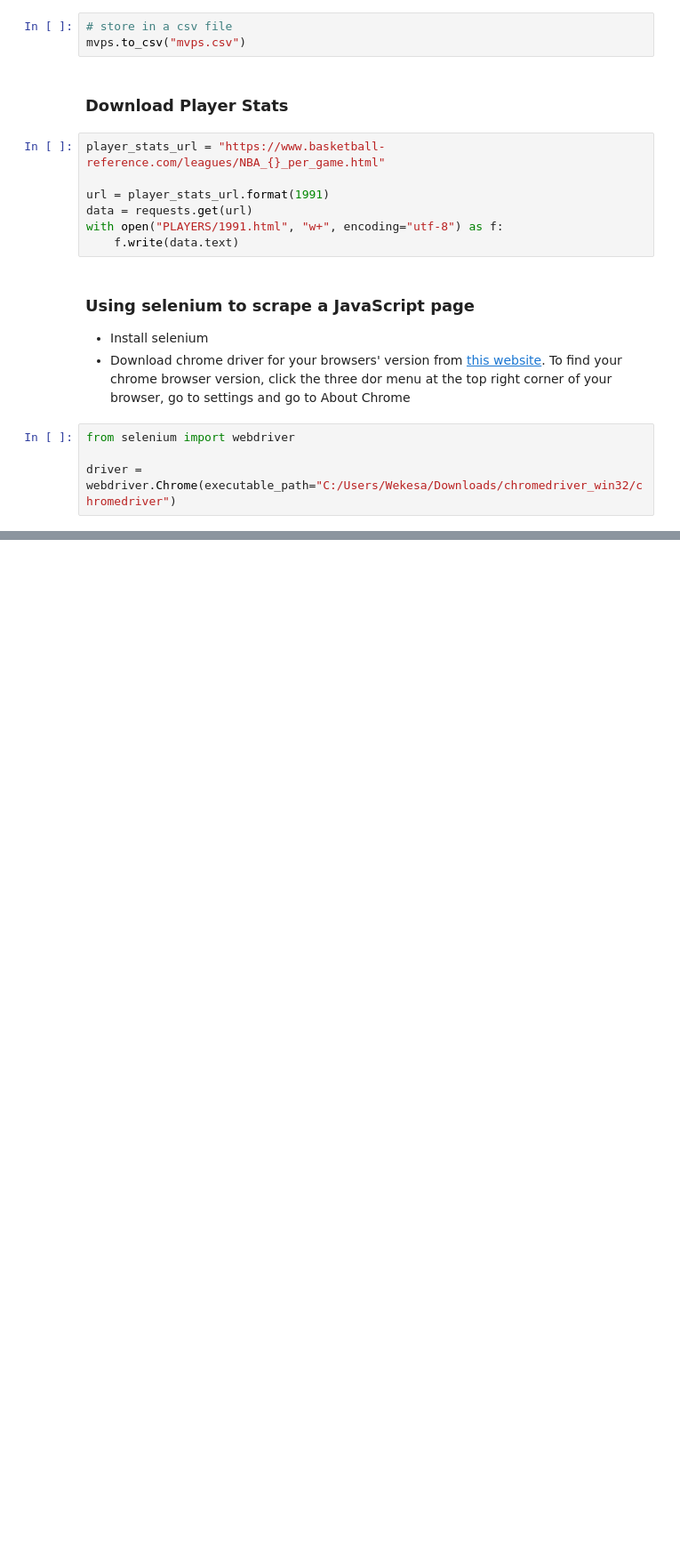
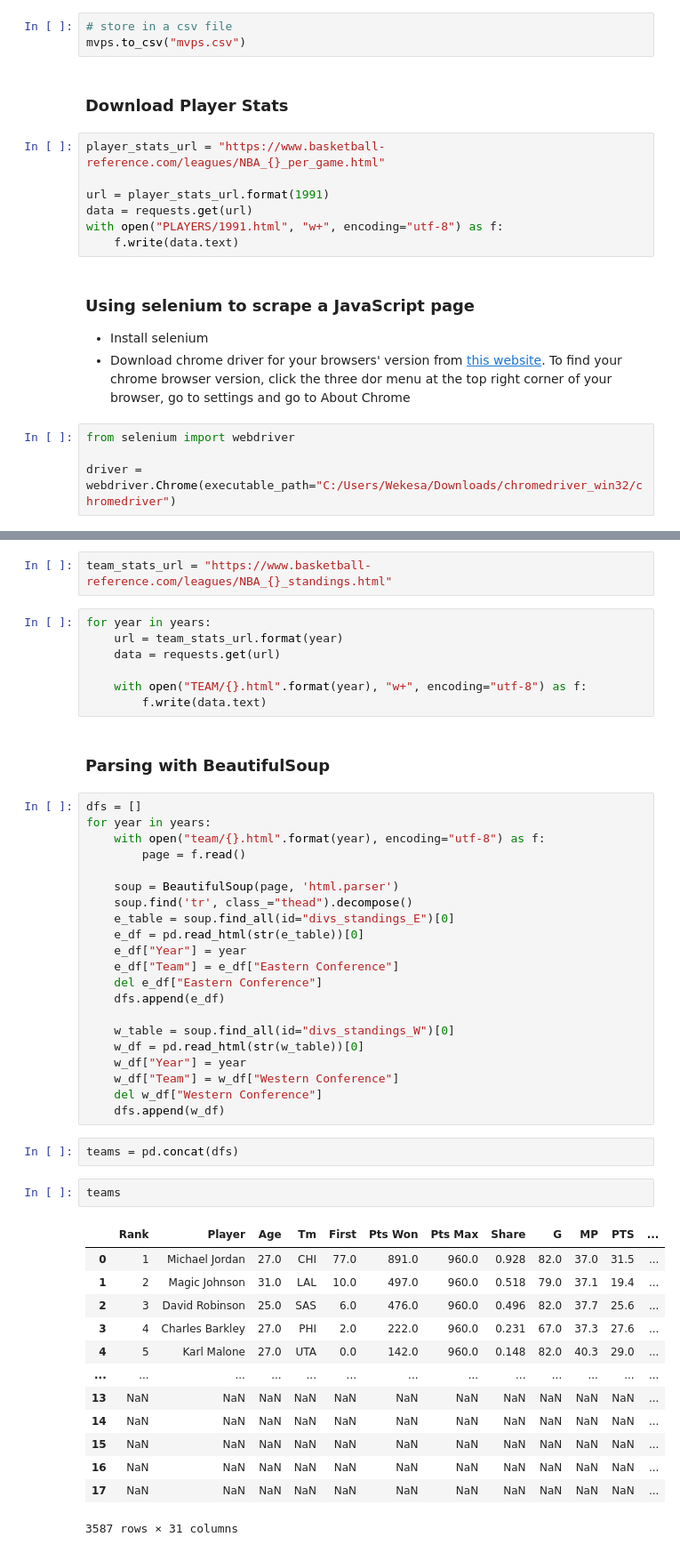
Before and after one commit to Irene-arch/Web-Scraping-NBA-stats, a Jupyter notebook: Web Scraping NBA stats.ipynb, the cells around one changed output, grey strips where cells are left out. Shown at 89% size. Drawn from its saved outputs; the diff is of its cells as text; blank space fills up the shorter version.

Commit message:
Scraped Team data

```diff
--- a/Web Scraping NBA stats.ipynb
+++ b/Web Scraping NBA stats.ipynb
@@ -219,0 +222,50 @@ players.to_csv("player_stats.csv")
+# %%
+team_stats_url = "https://www.basketball-reference.com/leagues/NBA_{}_standings.html"
+# %%
+for year in years:
+    url = team_stats_url.format(year)
+    data = requests.get(url)
+
+    with open("TEAM/{}.html".format(year), "w+", encoding="utf-8") as f:
+        f.write(data.text)
+# %% [markdown]
+### Parsing with BeautifulSoup
+# %%
+dfs = []
+for year in years:
+    with open("team/{}.html".format(year), encoding="utf-8") as f:
+        page = f.read()
+
+    soup = BeautifulSoup(page, 'html.parser')
+    soup.find('tr', class_="thead").decompose()
+    e_table = soup.find_all(id="divs_standings_E")[0]
+    e_df = pd.read_html(str(e_table))[0]
+    e_df["Year"] = year
+    e_df["Team"] = e_df["Eastern Conference"]
+    del e_df["Eastern Conference"]
+    dfs.append(e_df)
+
+    w_table = soup.find_all(id="divs_standings_W")[0]
+    w_df = pd.read_html(str(w_table))[0]
+    w_df["Year"] = year
+    w_df["Team"] = w_df["Western Conference"]
+    del w_df["Western Conference"]
+    dfs.append(w_df)
+# %%
+teams = pd.concat(dfs)
+# %%
+teams
+# %% [output]
+|  | Rank | Player | Age | Tm | First | Pts Won | Pts Max | Share | G | MP | PTS | ... |
+| 0 | 1 | Michael Jordan | 27.0 | CHI | 77.0 | 891.0 | 960.0 | 0.928 | 82.0 | 37.0 | 31.5 | ... |
+| 1 | 2 | Magic Johnson | 31.0 | LAL | 10.0 | 497.0 | 960.0 | 0.518 | 79.0 | 37.1 | 19.4 | ... |
+| 2 | 3 | David Robinson | 25.0 | SAS | 6.0 | 476.0 | 960.0 | 0.496 | 82.0 | 37.7 | 25.6 | ... |
+| 3 | 4 | Charles Barkley | 27.0 | PHI | 2.0 | 222.0 | 960.0 | 0.231 | 67.0 | 37.3 | 27.6 | ... |
+| 4 | 5 | Karl Malone | 27.0 | UTA | 0.0 | 142.0 | 960.0 | 0.148 | 82.0 | 40.3 | 29.0 | ... |
+| ... | ... | ... | ... | ... | ... | ... | ... | ... | ... | ... | ... | ... |
+| 13 | NaN | NaN | NaN | NaN | NaN | NaN | NaN | NaN | NaN | NaN | NaN | ... |
+| 14 | NaN | NaN | NaN | NaN | NaN | NaN | NaN | NaN | NaN | NaN | NaN | ... |
+| 15 | NaN | NaN | NaN | NaN | NaN | NaN | NaN | NaN | NaN | NaN | NaN | ... |
+| 16 | NaN | NaN | NaN | NaN | NaN | NaN | NaN | NaN | NaN | NaN | NaN | ... |
+| 17 | NaN | NaN | NaN | NaN | NaN | NaN | NaN | NaN | NaN | NaN | NaN | ... |
+3587 rows × 31 columns
```
Also changed, not shown: parts of 22 cells of this notebook.
